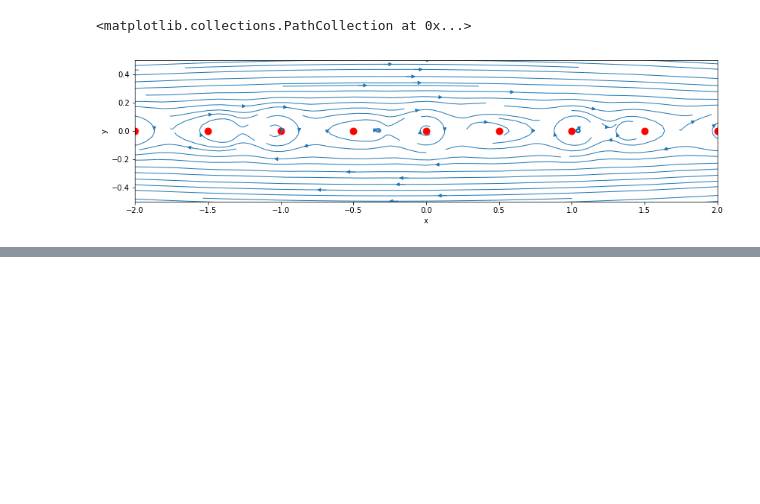
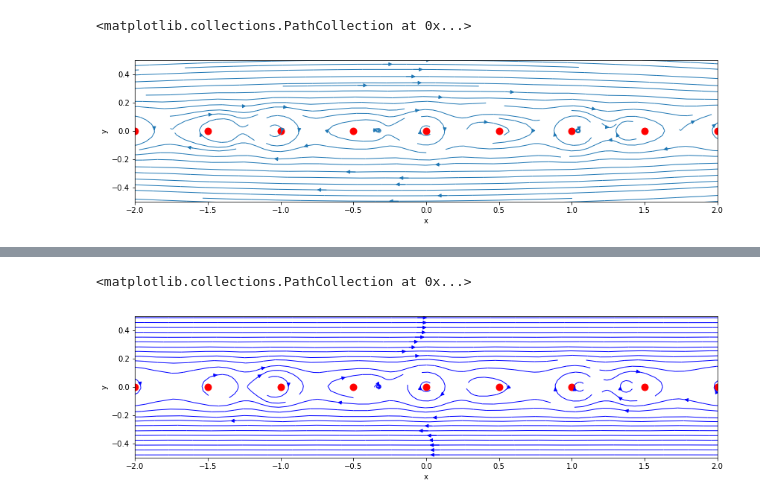
Before and after one commit to kmchoy/mae6226, a Jupyter notebook: Vortex.ipynb, the cells around one changed output, grey strips where cells are left out. Saved outputs shown, nothing was run; the diff lists cells and outputs as text; code cells hidden in the pictures; blank space fills up the shorter version.

Commit message:
plot analytical solution

```diff
--- a/Vortex.ipynb
+++ b/Vortex.ipynb
@@ -101,7 +101,8 @@ X,Y = np.meshgrid(x,y)
 Nv = 101 #number of vorticies
 
 #location of vortex centers, change the start and end of centers (outside of calculation domain) to make more infinite
-x_infv = np.linspace(x_start-20,x_end+20,Nv)
+away = 20
+x_infv = np.linspace(x_start-away,x_end+away,Nv)
 
 y_infv = np.zeros(Nv)
 gamma_inf = 1.0
@@ -140,0 +148,16 @@ plt.scatter([x_infv],[y_infv],s=80,color='r')
+# %%
+a = (x_end+away - (x_start-away))/Nv
+
+u_infinite = gamma/(2*a)*np.sinh(2*np.pi*Y/a)/(np.cosh(2*np.pi*Y/a)-np.cos(2*np.pi*X/a))
+v_infinite = - gamma/(2*a)*np.sin(2*np.pi*X/a)/(np.cosh(2*np.pi*Y/a)-np.cos(2*np.pi*X/a))
+
+plt.figure(figsize = (width,height))
+plt.xlabel('x')
+plt.ylabel('y')
+plt.xlim(x_plot_start,x_plot_end)
+plt.ylim(y_plot_start,y_plot_end)
+plt.streamplot(X,Y,u_infinite,v_infinite,density=2,linewidth=1,color = 'b')
+plt.scatter([x_infv],[y_infv],s=80,color='r')
+# %% [output]
+<matplotlib.collections.PathCollection at 0x...>
+[figure, added]
```
Also changed, not shown: parts of 2 cells of this notebook.
